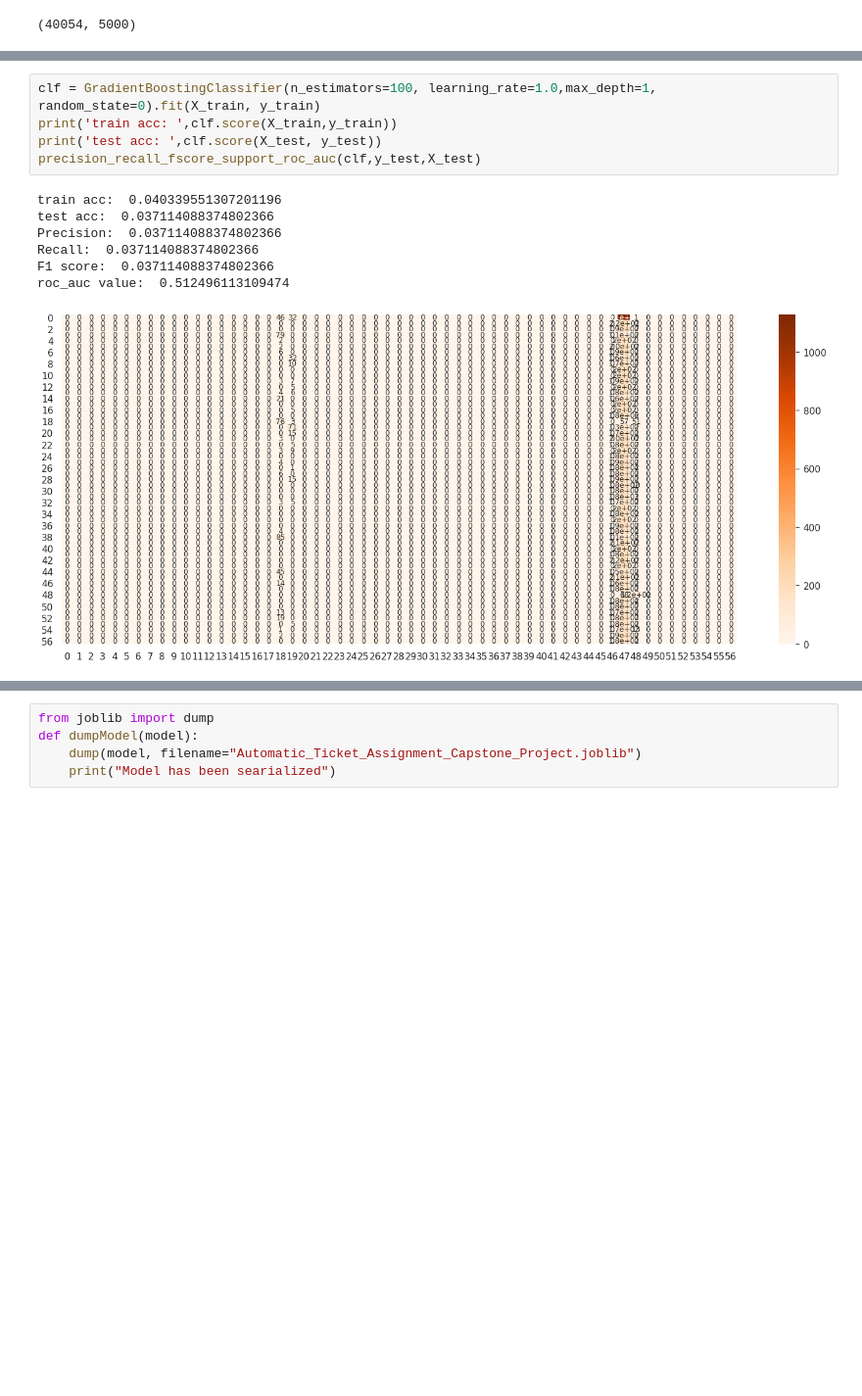
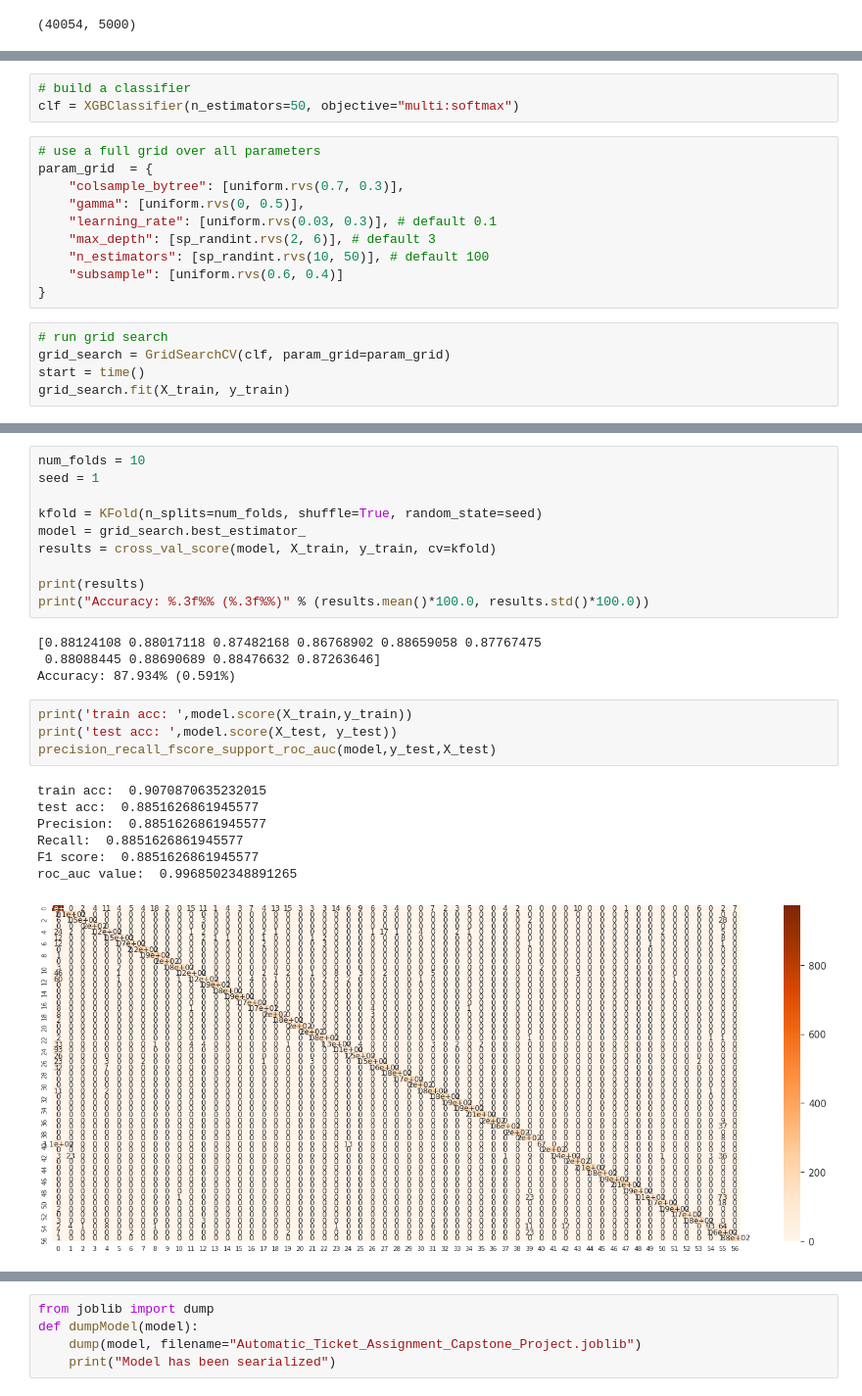
Before and after one commit to mkmanianv/automaticTicketAssignment, a Jupyter notebook: NLP_Automatic_Ticket_Assignment_Capstone_Project.ipynb, the cells around one changed output, grey strips where cells are left out. Shown at 98% size. Drawn from its saved outputs; the diff is of its cells as text; blank space fills up the shorter version.

```diff
--- a/NLP_Automatic_Ticket_Assignment_Capstone_Project.ipynb
+++ b/NLP_Automatic_Ticket_Assignment_Capstone_Project.ipynb
@@ -880,0 +956,18 @@ roc_auc value:  0.9965690258223698
+# %%
+# build a classifier
+clf = XGBClassifier(n_estimators=50, objective="multi:softmax")
+# %%
+# use a full grid over all parameters
+param_grid  = {
+    "colsample_bytree": [uniform.rvs(0.7, 0.3)],
+    "gamma": [uniform.rvs(0, 0.5)],
+    "learning_rate": [uniform.rvs(0.03, 0.3)], # default 0.1
+    "max_depth": [sp_randint.rvs(2, 6)], # default 3
+    "n_estimators": [sp_randint.rvs(10, 50)], # default 100
+    "subsample": [uniform.rvs(0.6, 0.4)]
+}
+# %%
+# run grid search
+grid_search = GridSearchCV(clf, param_grid=param_grid)
+start = time()
+grid_search.fit(X_train, y_train)
@@ -881,13 +1018,26 @@ roc_auc value:  0.9965690258223698
+# %%
+num_folds = 10
+seed = 1
+
+kfold = KFold(n_splits=num_folds, shuffle=True, random_state=seed)
+model = grid_search.best_estimator_
+results = cross_val_score(model, X_train, y_train, cv=kfold)
+
+print(results)
+print("Accuracy: %.3f%% (%.3f%%)" % (results.mean()*100.0, results.std()*100.0))
+# %% [output]
+[0.88124108 0.88017118 0.87482168 0.86768902 0.88659058 0.87767475
+ 0.88088445 0.88690689 0.88476632 0.87263646]
+Accuracy: 87.934% (0.591%)
 # %%
-clf = GradientBoostingClassifier(n_estimators=100, learning_rate=1.0,max_depth=1, random_state=0).fit(X_train, y_train)
-print('train acc: ',clf.score(X_train,y_train))
-print('test acc: ',clf.score(X_test, y_test))
-precision_recall_fscore_support_roc_auc(clf,y_test,X_test)
+print('train acc: ',model.score(X_train,y_train))
+print('test acc: ',model.score(X_test, y_test))
+precision_recall_fscore_support_roc_auc(model,y_test,X_test)
 # %% [output]
-train acc:  0.040339551307201196
-test acc:  0.037114088374802366
-Precision:  0.037114088374802366
-Recall:  0.037114088374802366
-F1 score:  0.037114088374802366
-roc_auc value:  0.512496113109474
+train acc:  0.9070870635232015
+test acc:  0.8851626861945577
+Precision:  0.8851626861945577
+Recall:  0.8851626861945577
+F1 score:  0.8851626861945577
+roc_auc value:  0.9968502348891265
-[figure, old version]
+[figure, new version]
```
Also changed, not shown: parts of 55 cells of this notebook.
